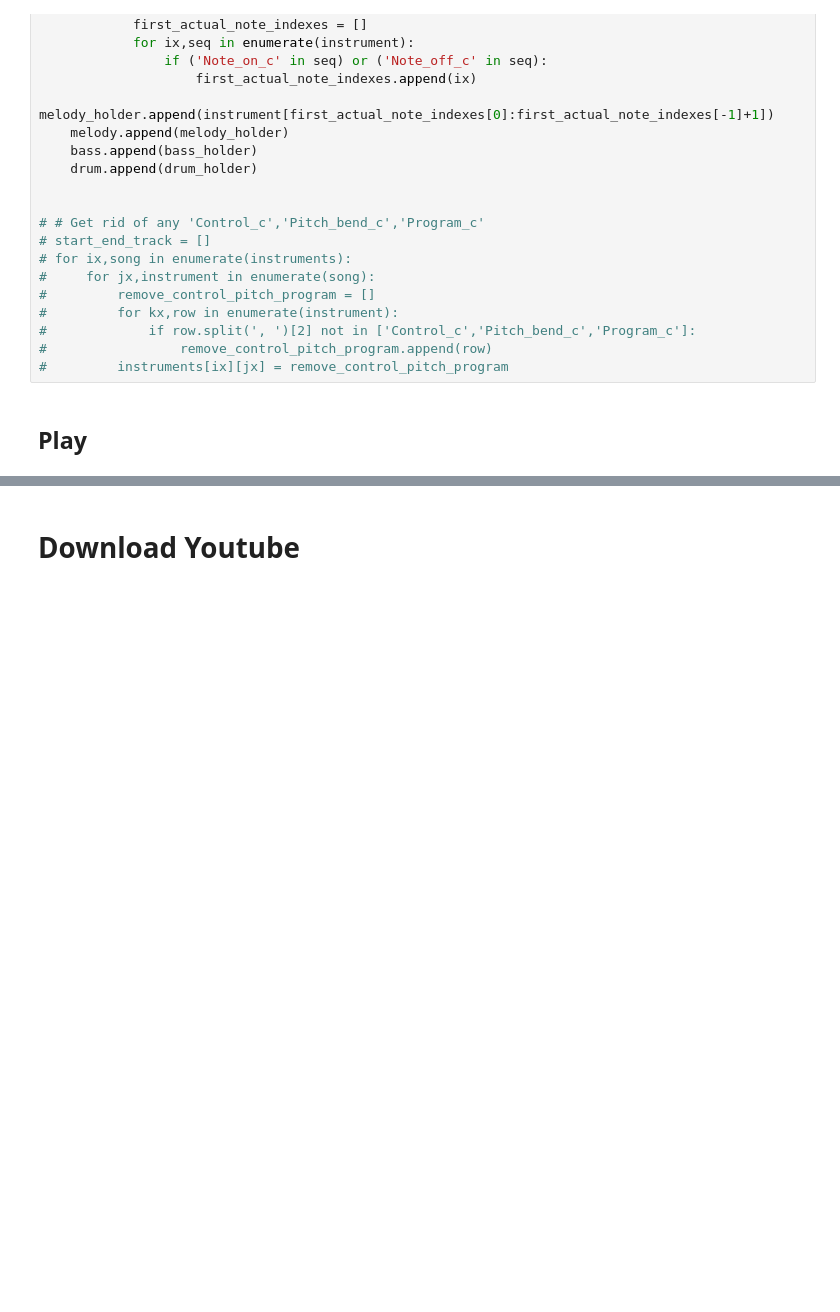
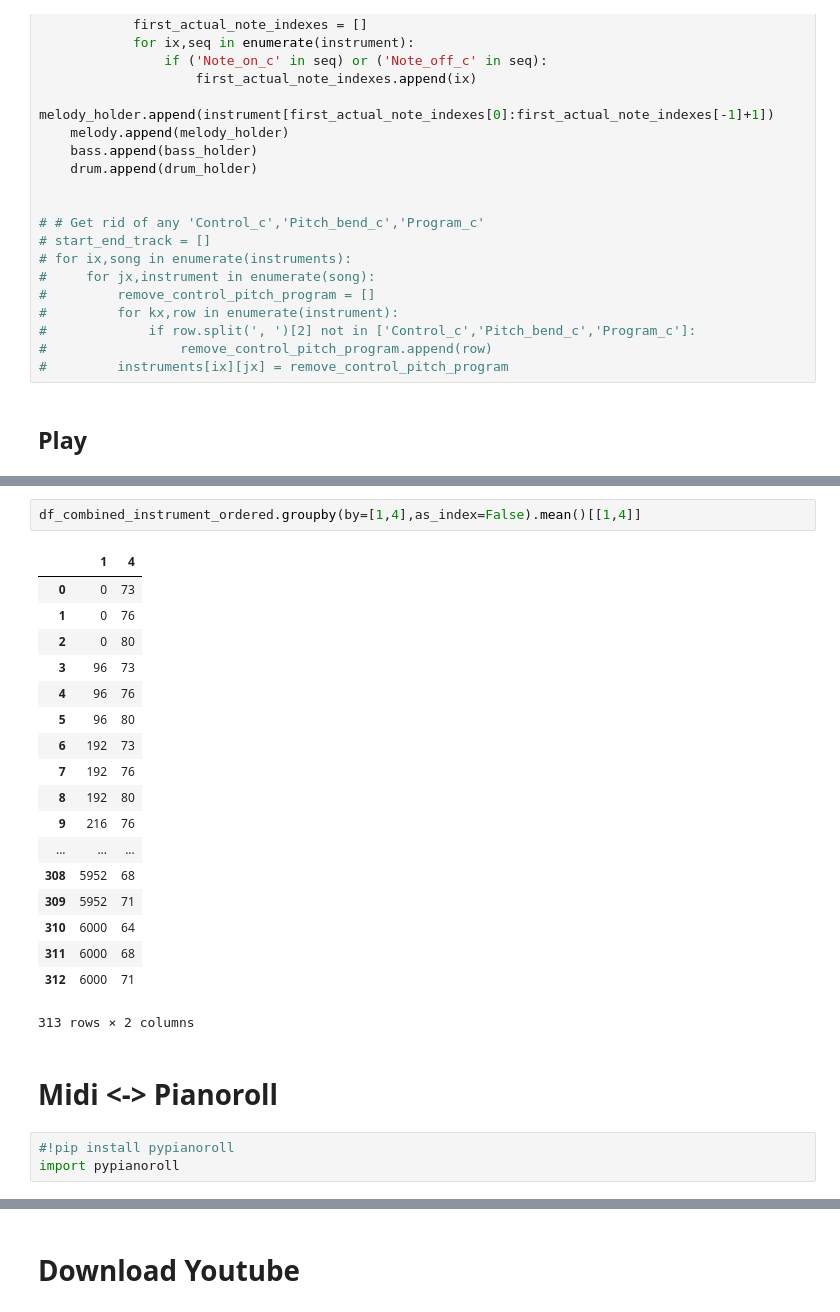
Before and after one commit to silvernine209/edm_generator, a Jupyter notebook: edm_generator.ipynb, the cells around one changed output, grey strips where cells are left out. Cells and saved outputs as stored; diff of their text form; blank space fills up the shorter version.

Commit message:
Ditched midi->csv and added pianoroll YAY!

```diff
--- a/edm_generator.ipynb
+++ b/edm_generator.ipynb
@@ -308,0 +352,26 @@ SystemExit:
+# %%
+df_combined_instrument_ordered.groupby(by=[1,4],as_index=False).mean()[[1,4]]
+# %% [output]
+|  | 1 | 4 |
+| 0 | 0 | 73 |
+| 1 | 0 | 76 |
+| 2 | 0 | 80 |
+| 3 | 96 | 73 |
+| 4 | 96 | 76 |
+| 5 | 96 | 80 |
+| 6 | 192 | 73 |
+| 7 | 192 | 76 |
+| 8 | 192 | 80 |
+| 9 | 216 | 76 |
+| ... | ... | ... |
+| 308 | 5952 | 68 |
+| 309 | 5952 | 71 |
+| 310 | 6000 | 64 |
+| 311 | 6000 | 68 |
+| 312 | 6000 | 71 |
+313 rows × 2 columns
+# %% [markdown]
+# Midi <-> Pianoroll
+# %%
+#!pip install pypianoroll
+import pypianoroll
```
Also changed, not shown: parts of 5 cells of this notebook.
